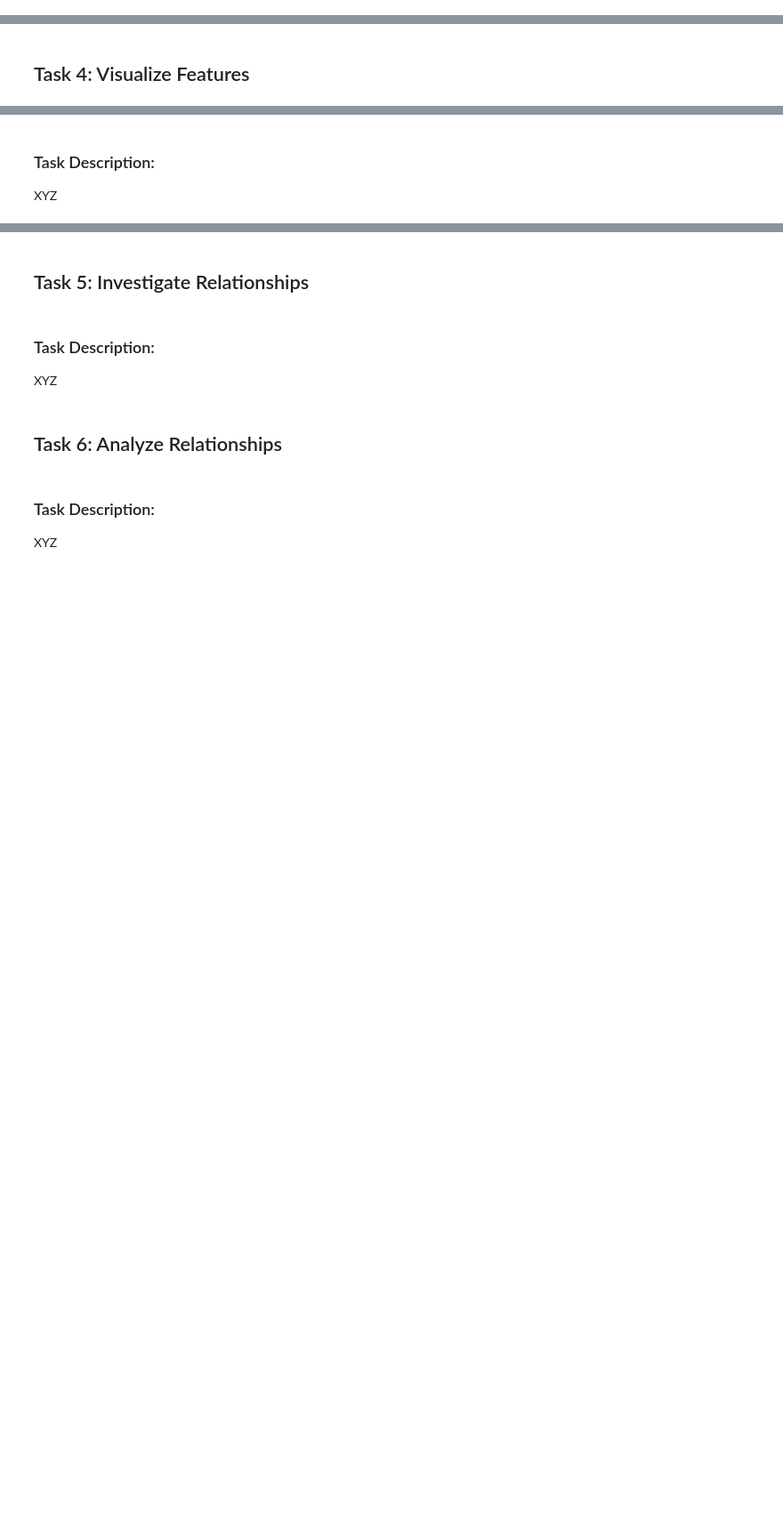
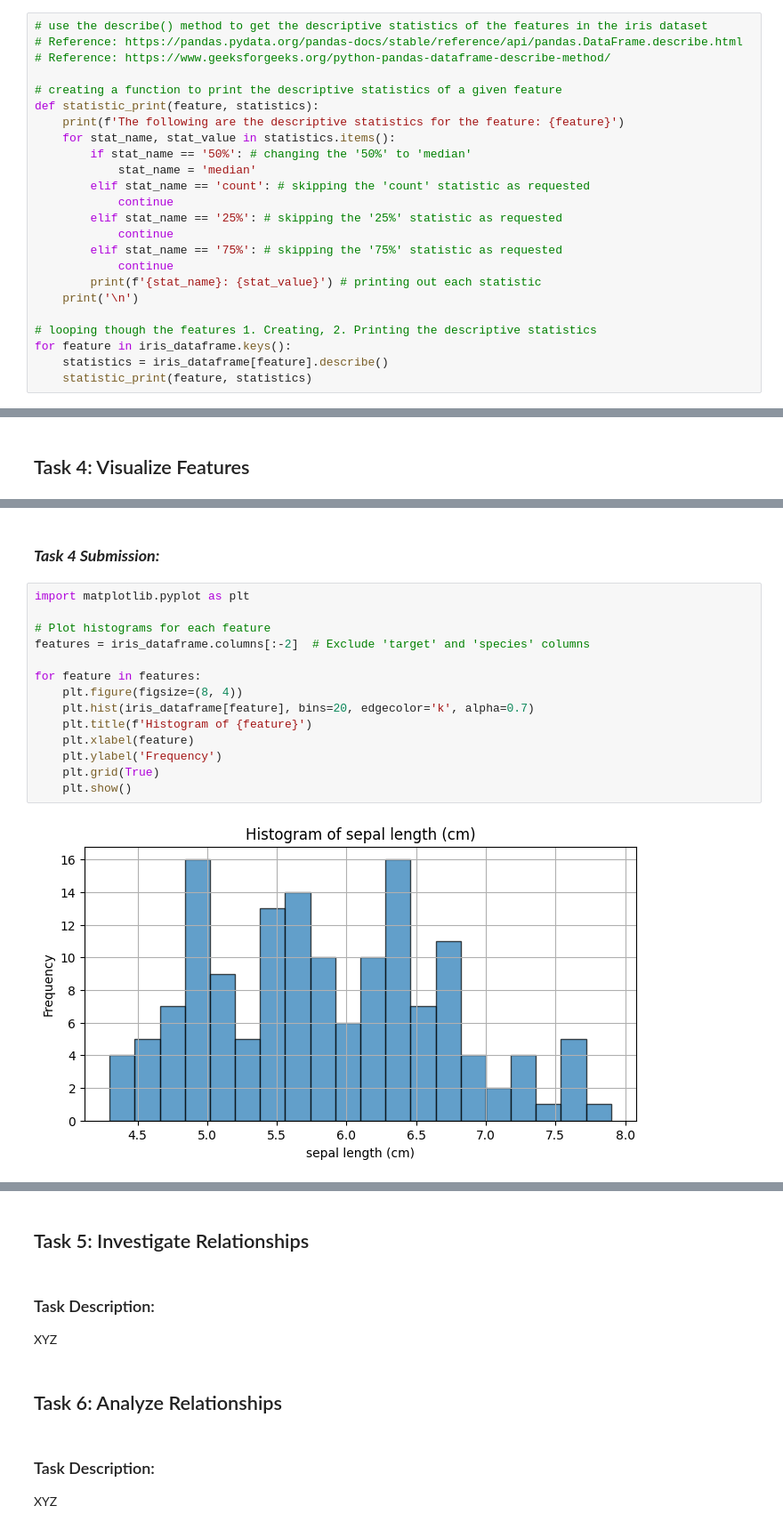
Before and after one commit to skerr17/principles_of_data_analytics, a Jupyter notebook: tasks.ipynb, the cells around one changed output, grey strips where cells are left out. Shown at 89% size. Drawn from its saved outputs; the diff is of its cells as text; blank space fills up the shorter version.

Commit message:
added to the tasks upto the graphs tasks 4

```diff
--- a/tasks.ipynb
+++ b/tasks.ipynb
@@ -228,0 +191,24 @@ The Mean "Sepal Lenght (cm)" in the virginica subset is: 6.587999999999998
+# %%
+# use the describe() method to get the descriptive statistics of the features in the iris dataset
+# Reference: https://pandas.pydata.org/pandas-docs/stable/reference/api/pandas.DataFrame.describe.html
+# Reference: https://www.geeksforgeeks.org/python-pandas-dataframe-describe-method/
+
+# creating a function to print the descriptive statistics of a given feature
+def statistic_print(feature, statistics):
+    print(f'The following are the descriptive statistics for the feature: {feature}')
+    for stat_name, stat_value in statistics.items():
+        if stat_name == '50%': # changing the '50%' to 'median'
+            stat_name = 'median'
+        elif stat_name == 'count': # skipping the 'count' statistic as requested
+            continue
+        elif stat_name == '25%': # skipping the '25%' statistic as requested
+            continue
+        elif stat_name == '75%': # skipping the '75%' statistic as requested
+            continue
+        print(f'{stat_name}: {stat_value}') # printing out each statistic
+    print('\n')
+
+# looping though the features 1. Creating, 2. Printing the descriptive statistics
+for feature in iris_dataframe.keys():
+    statistics = iris_dataframe[feature].describe()
+    statistic_print(feature, statistics)
@@ -231,4 +240,18 @@ The Mean "Sepal Lenght (cm)" in the virginica subset is: 6.587999999999998
 # %% [markdown]
-### Task Description:
-
-XYZ
+### ***Task 4 Submission:***
+# %%
+import matplotlib.pyplot as plt
+
+# Plot histograms for each feature
+features = iris_dataframe.columns[:-2]  # Exclude 'target' and 'species' columns
+
+for feature in features:
+    plt.figure(figsize=(8, 4))
+    plt.hist(iris_dataframe[feature], bins=20, edgecolor='k', alpha=0.7)
+    plt.title(f'Histogram of {feature}')
+    plt.xlabel(feature)
+    plt.ylabel('Frequency')
+    plt.grid(True)
+    plt.show()
+# %% [output]
+[figure, added]
```
Also changed, not shown: parts of 13 cells of this notebook.
